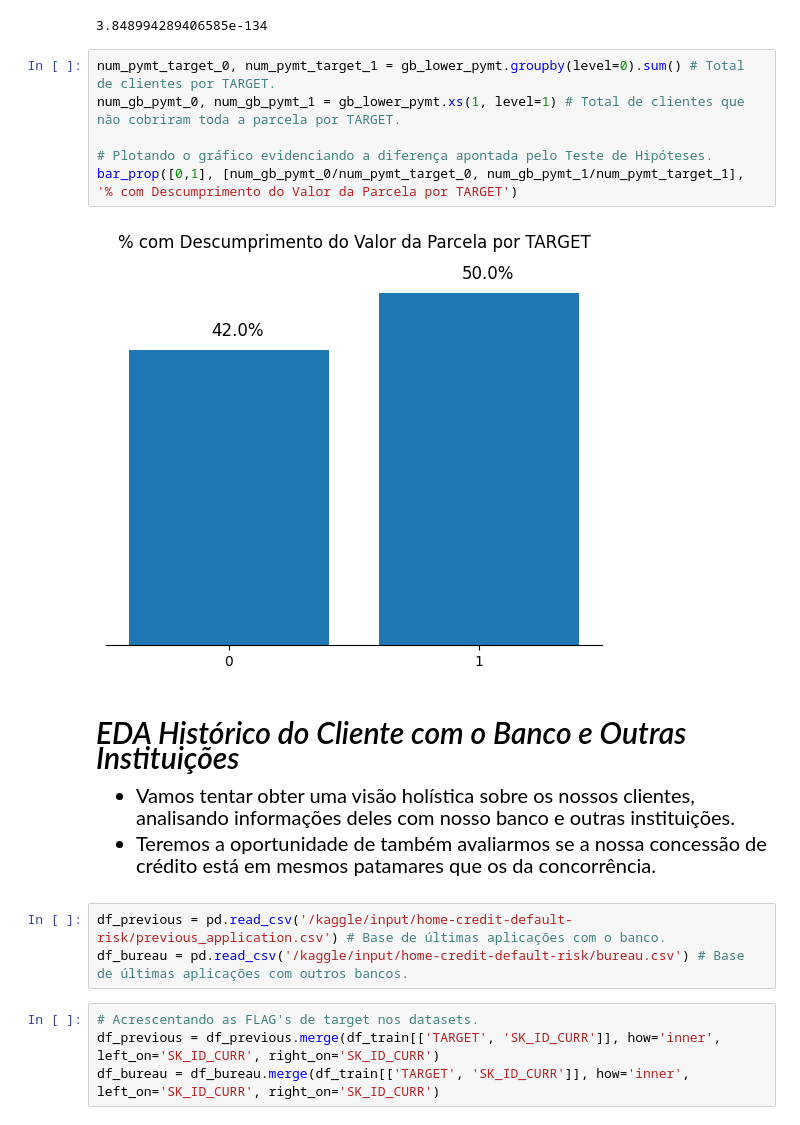
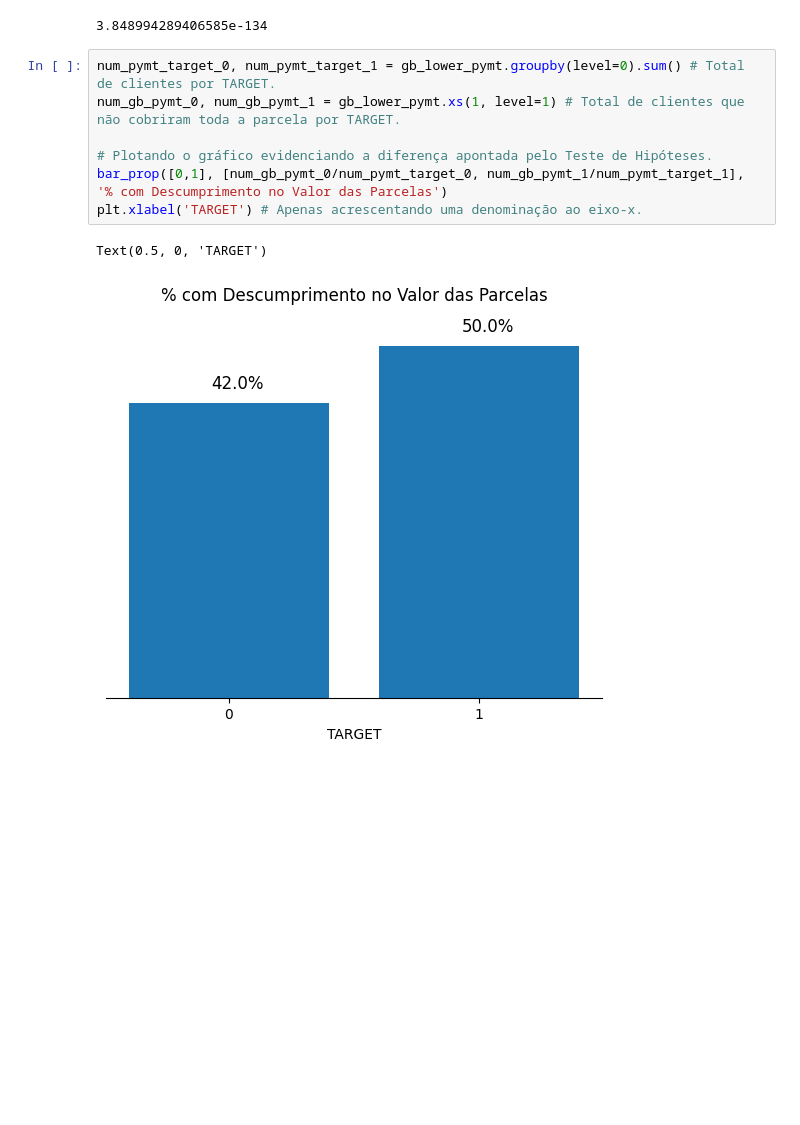
Before and after one commit to felipesveiga/home-loans, a Jupyter notebook: project/home-default.ipynb, the cells around one changed output. Saved outputs shown, nothing was run; the diff lists cells and outputs as text; blank space fills up the shorter version.

Commit message:
POO ne geração do dataset ?Continuar Evaluation

```diff
--- a/project/home-default.ipynb
+++ b/project/home-default.ipynb
@@ -487,27 +487,10 @@ hypo_prop(gb_lower_pymt, 1, 'smaller', 'ratio')
 # %%
 num_pymt_target_0, num_pymt_target_1 = gb_lower_pymt.groupby(level=0).sum() # Total de clientes por TARGET.
 num_gb_pymt_0, num_gb_pymt_1 = gb_lower_pymt.xs(1, level=1) # Total de clientes que não cobriram toda a parcela por TARGET.
 
 # Plotando o gráfico evidenciando a diferença apontada pelo Teste de Hipóteses.
-bar_prop([0,1], [num_gb_pymt_0/num_pymt_target_0, num_gb_pymt_1/num_pymt_target_1], '% com Descumprimento do Valor da Parcela por TARGET')
+bar_prop([0,1], [num_gb_pymt_0/num_pymt_target_0, num_gb_pymt_1/num_pymt_target_1], '% com Descumprimento no Valor das Parcelas')
+plt.xlabel('TARGET') # Apenas acrescentando uma denominação ao eixo-x.
 # %% [output]
+Text(0.5, 0, 'TARGET')
-[figure, old version]
+[figure, new version]
-# %% [markdown]
-<h3 style='font-size:30px;font-style:italic'> EDA Histórico do Cliente com o Banco e Outras Instituições</h3>
-<div>
-    <ul style='font-size:20px'>
-        <li>
-            Vamos tentar obter uma visão holística sobre os nossos clientes, analisando informações deles com nosso banco e outras instituições.
-        </li>
-        <li>
-            Teremos a oportunidade de também avaliarmos se a nossa concessão de crédito está em mesmos patamares que os da concorrência.
-        </li>
-     </ul>
-</div>
-# %%
-df_previous = pd.read_csv('/kaggle/input/home-credit-default-risk/previous_application.csv') # Base de últimas aplicações com o banco.
-df_bureau = pd.read_csv('/kaggle/input/home-credit-default-risk/bureau.csv') # Base de últimas aplicações com outros bancos.
-# %%
-# Acrescentando as FLAG's de target nos datasets.
-df_previous = df_previous.merge(df_train[['TARGET', 'SK_ID_CURR']], how='inner', left_on='SK_ID_CURR', right_on='SK_ID_CURR')
-df_bureau = df_bureau.merge(df_train[['TARGET', 'SK_ID_CURR']], how='inner', left_on='SK_ID_CURR', right_on='SK_ID_CURR')
```
Also changed, not shown: parts of 13 cells of this notebook.
